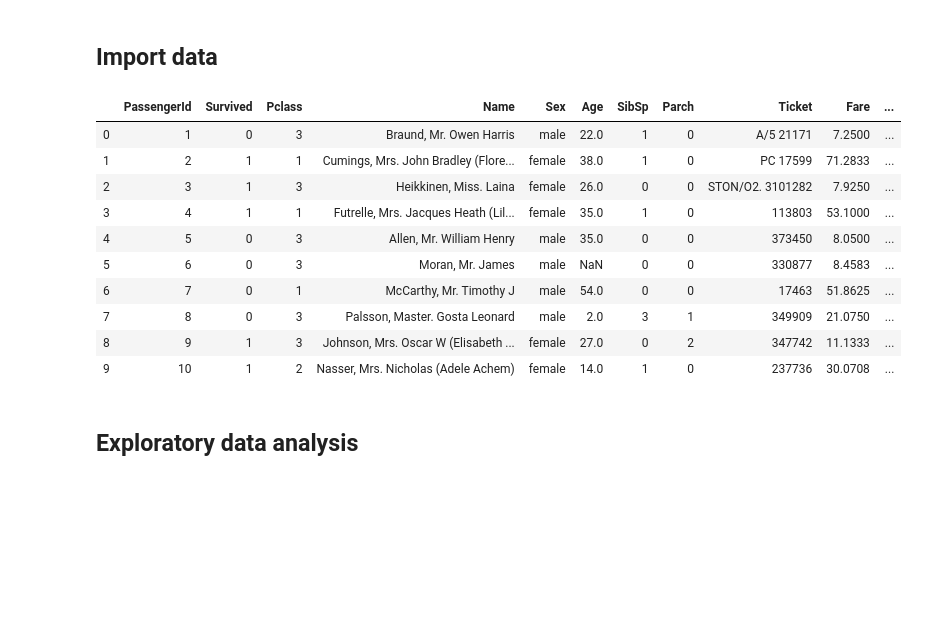
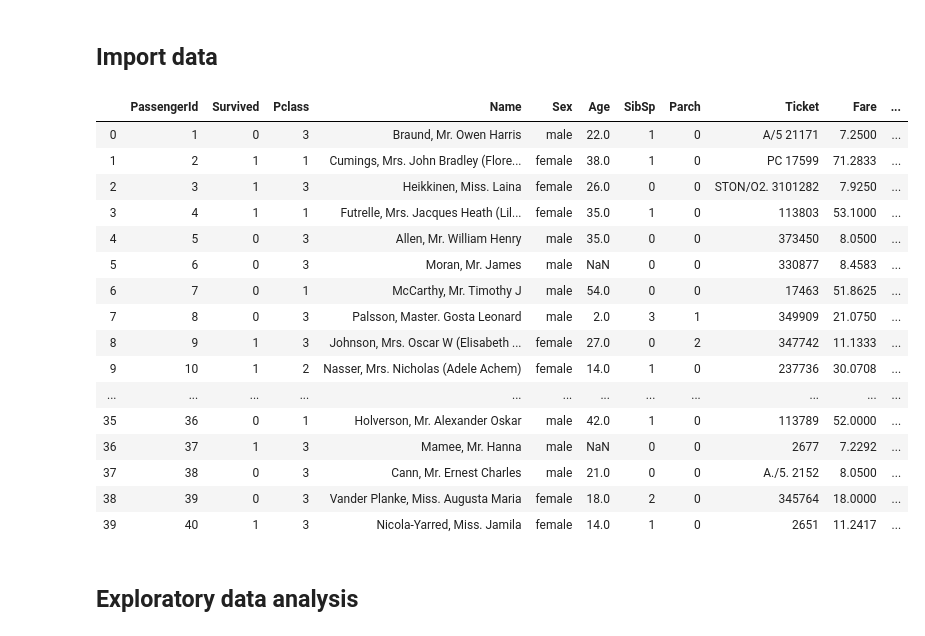
Before and after one commit to limphilip/kaggle-titanic, a Jupyter notebook: kaggle_titanic_notebook.ipynb, the cells around one changed output. Drawn from its saved outputs; the diff is of its cells as text; code cells hidden in the pictures; blank space fills up the shorter version.

```diff
--- a/kaggle_titanic_notebook.ipynb
+++ b/kaggle_titanic_notebook.ipynb
@@ -5,19 +5,25 @@
 # %%
 import pandas as pd
 df = pd.read_csv('./data/train.csv')
-df.head(10)
+df.head(40)
 # %% [output]
 |  | PassengerId | Survived | Pclass | Name | Sex | Age | SibSp | Parch | Ticket | Fare | ... |
 | 0 | 1 | 0 | 3 | Braund, Mr. Owen Harris | male | 22.0 | 1 | 0 | A/5 21171 | 7.2500 | ... |
 | 1 | 2 | 1 | 1 | Cumings, Mrs. John Bradley (Flore... | female | 38.0 | 1 | 0 | PC 17599 | 71.2833 | ... |
 | 2 | 3 | 1 | 3 | Heikkinen, Miss. Laina | female | 26.0 | 0 | 0 | STON/O2. 3101282 | 7.9250 | ... |
 | 3 | 4 | 1 | 1 | Futrelle, Mrs. Jacques Heath (Lil... | female | 35.0 | 1 | 0 | 113803 | 53.1000 | ... |
 | 4 | 5 | 0 | 3 | Allen, Mr. William Henry | male | 35.0 | 0 | 0 | 373450 | 8.0500 | ... |
 | 5 | 6 | 0 | 3 | Moran, Mr. James | male | NaN | 0 | 0 | 330877 | 8.4583 | ... |
 | 6 | 7 | 0 | 1 | McCarthy, Mr. Timothy J | male | 54.0 | 0 | 0 | 17463 | 51.8625 | ... |
 | 7 | 8 | 0 | 3 | Palsson, Master. Gosta Leonard | male | 2.0 | 3 | 1 | 349909 | 21.0750 | ... |
 | 8 | 9 | 1 | 3 | Johnson, Mrs. Oscar W (Elisabeth ... | female | 27.0 | 0 | 2 | 347742 | 11.1333 | ... |
 | 9 | 10 | 1 | 2 | Nasser, Mrs. Nicholas (Adele Achem) | female | 14.0 | 1 | 0 | 237736 | 30.0708 | ... |
+| ... | ... | ... | ... | ... | ... | ... | ... | ... | ... | ... | ... |
+| 35 | 36 | 0 | 1 | Holverson, Mr. Alexander Oskar | male | 42.0 | 1 | 0 | 113789 | 52.0000 | ... |
+| 36 | 37 | 1 | 3 | Mamee, Mr. Hanna | male | NaN | 0 | 0 | 2677 | 7.2292 | ... |
+| 37 | 38 | 0 | 3 | Cann, Mr. Ernest Charles | male | 21.0 | 0 | 0 | A./5. 2152 | 8.0500 | ... |
+| 38 | 39 | 0 | 3 | Vander Planke, Miss. Augusta Maria | female | 18.0 | 2 | 0 | 345764 | 18.0000 | ... |
+| 39 | 40 | 1 | 3 | Nicola-Yarred, Miss. Jamila | female | 14.0 | 1 | 0 | 2651 | 11.2417 | ... |
 # %% [markdown]
 ## Exploratory data analysis
 # %% [markdown]
```
Also changed, not shown: parts of 31 cells of this notebook.
